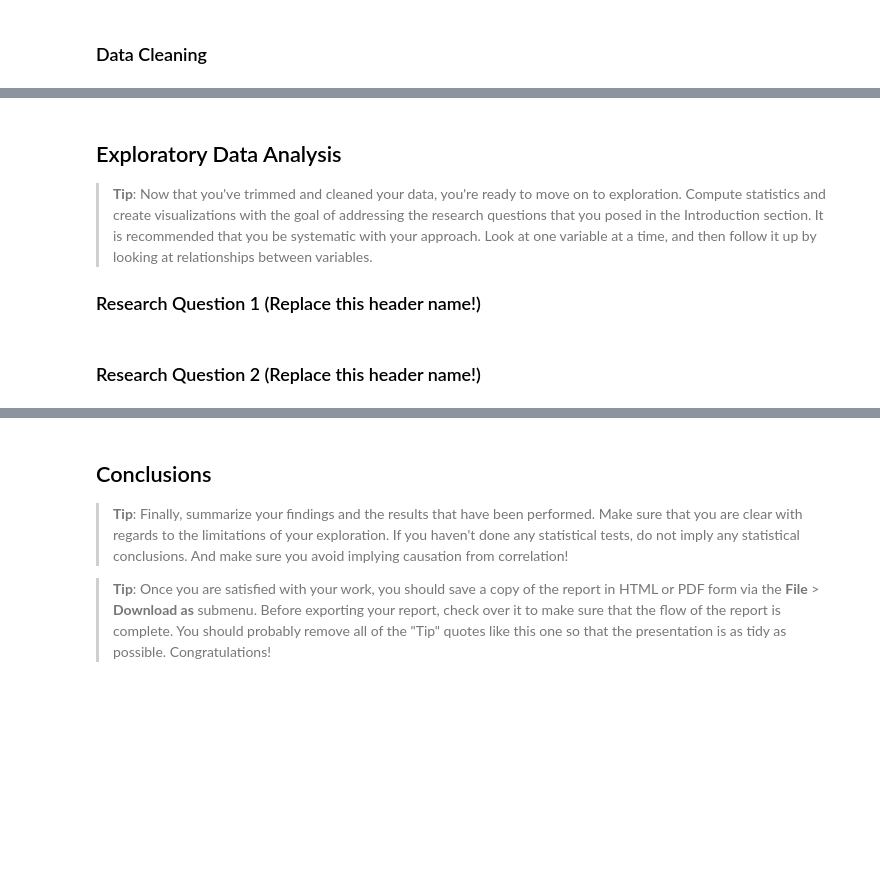
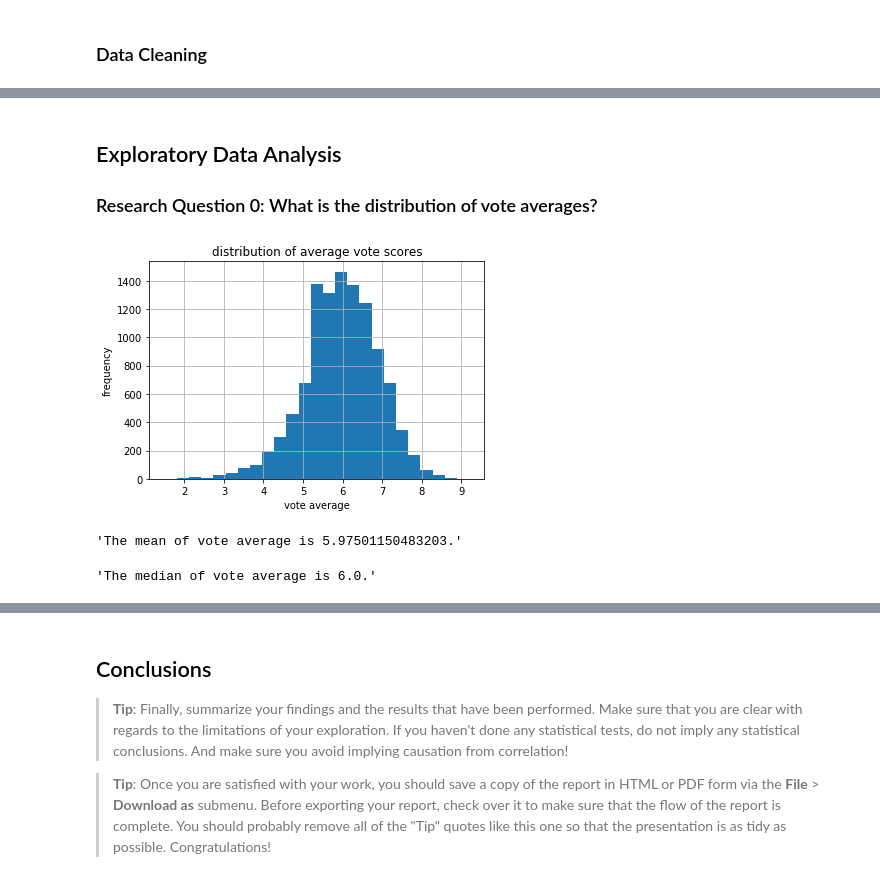
Before and after one commit to schlechu/movies_exploration, a Jupyter notebook: tmdb_exploration.ipynb, the cells around one changed output, grey strips where cells are left out. Cells and saved outputs as stored; diff of their text form; code cells hidden in the pictures; blank space fills up the shorter version.

```diff
--- a/tmdb_exploration.ipynb
+++ b/tmdb_exploration.ipynb
@@ -206,7 +199,0 @@ df.describe()
-# %% [markdown]
-<a id='eda'></a>
-## Exploratory Data Analysis
-
-> **Tip**: Now that you've trimmed and cleaned your data, you're ready to move on to exploration. Compute statistics and create visualizations with the goal of addressing the research questions that you posed in the Introduction section. It is recommended that you be systematic with your approach. Look at one variable at a time, and then follow it up by looking at relationships between variables.
-
-### Research Question 1 (Replace this header name!)
@@ -216,2 +199,0 @@ df.describe()
-# %% [markdown]
-### Research Question 2  (Replace this header name!)
@@ -221,0 +200,16 @@ df.describe()
+# %% [markdown]
+<a id='eda'></a>
+## Exploratory Data Analysis
+
+### Research Question 0: What is the distribution of vote averages?
+# %%
+# before we start with our analysis let's have a closer look at our dependent variable **vote_average**
+# let's plot the distribution of average voting scores
+plt.hist(df.vote_average, bins=25)
+plt.xlabel('vote average')
+plt.ylabel('frequency')
+plt.title('distribution of average vote scores')
+plt.grid(True)
+plt.show()
+# %% [output]
+[figure, added]
@@ -221,0 +219,8 @@ df.describe()
+# %%
+'The mean of vote average is {}.'.format(df.vote_average.mean())
+# %% [output]
+'The mean of vote average is 5.97501150483203.'
+# %%
+'The median of vote average is {}.'.format(df.vote_average.median())
+# %% [output]
+'The median of vote average is 6.0.'
```
Also changed, not shown: parts of 32 cells of this notebook.
